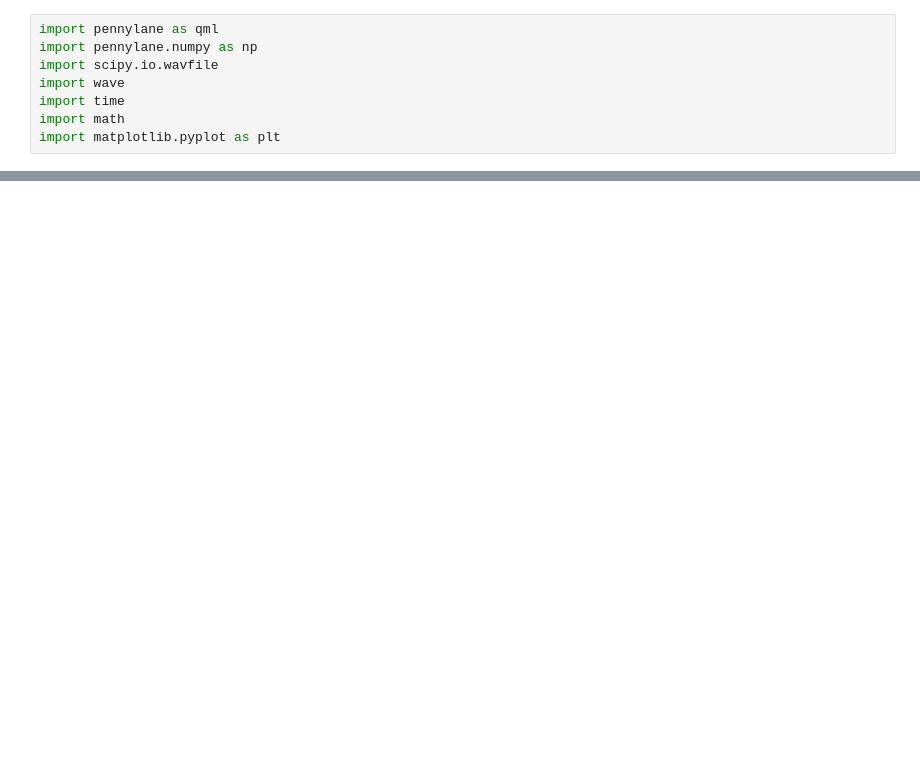
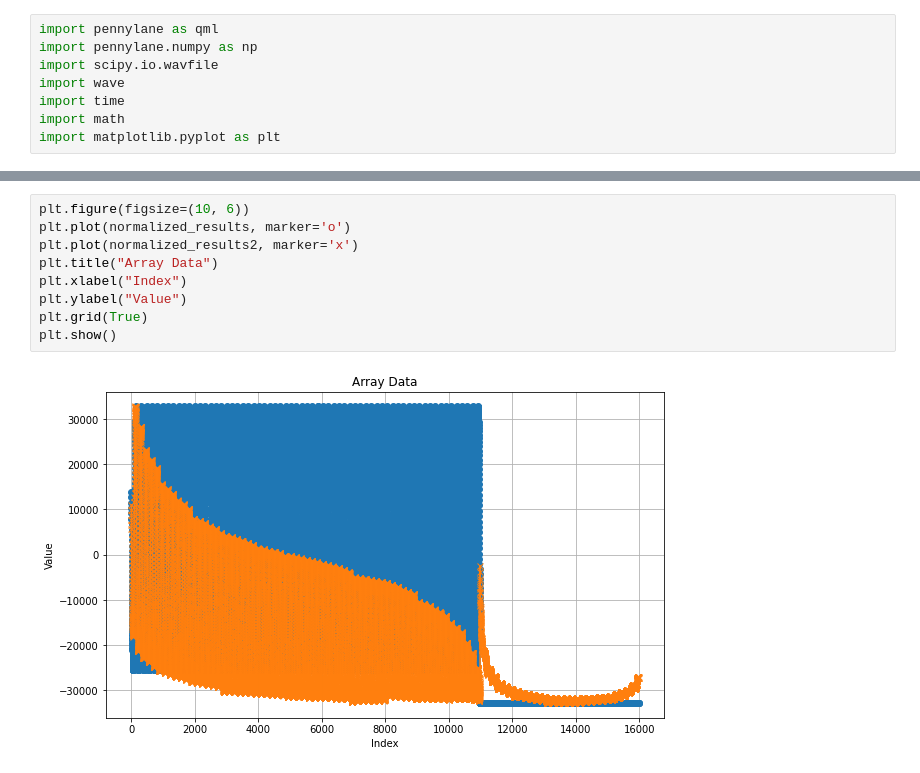
Before and after one commit to Kuift/Quantum_Synth, a Jupyter notebook: simon_rd.ipynb, the cells around one changed output, grey strips where cells are left out. Saved outputs shown, nothing was run; the diff lists cells and outputs as text; blank space fills up the shorter version.

```diff
--- a/simon_rd.ipynb
+++ b/simon_rd.ipynb
@@ -63,0 +112,11 @@ number of qubits used for encoding: 13
+# %%
+plt.figure(figsize=(10, 6))
+plt.plot(normalized_results, marker='o')
+plt.plot(normalized_results2, marker='x')
+plt.title("Array Data")
+plt.xlabel("Index")
+plt.ylabel("Value")
+plt.grid(True)
+plt.show()
+# %% [output]
+[figure, added]
```
Also changed, not shown: parts of 4 cells of this notebook, 18 other files.
